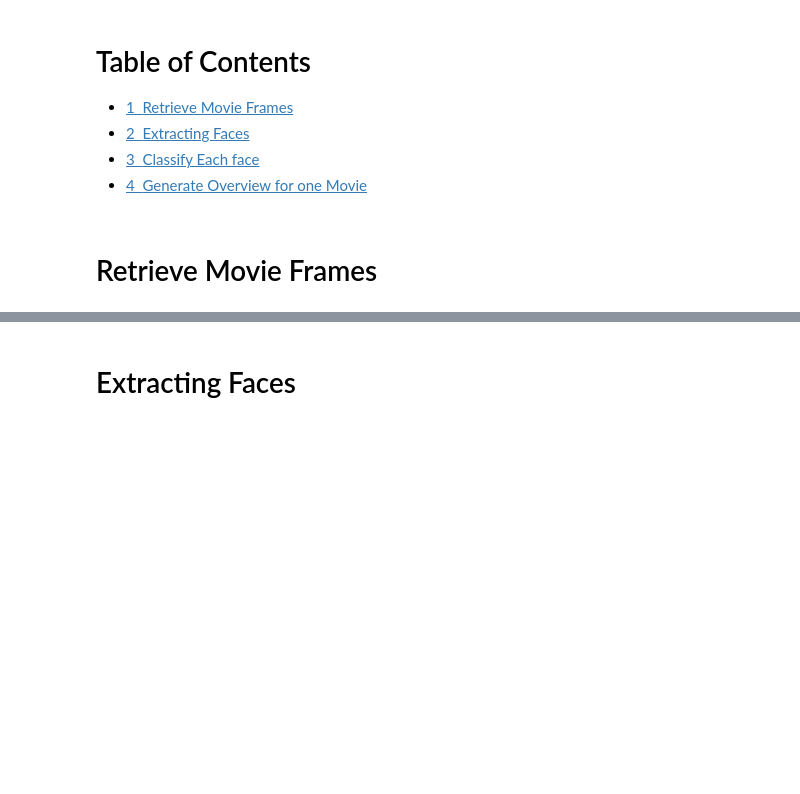
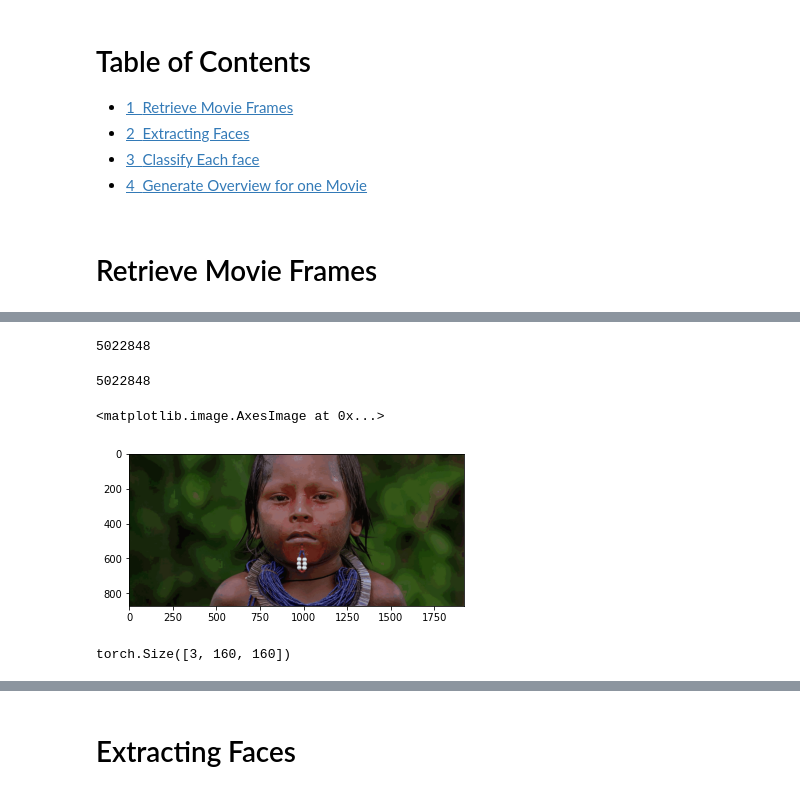
Before and after one commit to moe221/diversity_in_cinema, a Jupyter notebook: notebooks/moe221_generate_data_form_one_movie.ipynb, the cells around one changed output, grey strips where cells are left out. Cells and saved outputs as stored; diff of their text form; code cells hidden in the pictures; blank space fills up the shorter version.

Commit message:
first working version of frame and face extraction pipeline

```diff
--- a/notebooks/moe221_generate_data_form_one_movie.ipynb
+++ b/notebooks/moe221_generate_data_form_one_movie.ipynb
@@ -23,5 +26,7 @@ from diversity_in_cinema.scraper import get_movies
 # %%
 # choose movie name
 movie_list = list(get_movies().keys())
-movie_list[420]
+# choose movie number
+i = 65
+movie_list[i]/Users/Moe/code/moe221/final_project/diversity_in_cinema/diversity_in_cinema/face_extractor.py
 # %% [output]
@@ -29,2 +34,2 @@ movie_list[420]
 # %%
-df_movie = get_images(movie_list[420], frame_interval=4)
+df_movie_2 = download_all_frames(movie_list[i], frame_interval=500)
@@ -30,0 +74,17 @@ df_movie = get_images(movie_list[420], frame_interval=4)
+# %%
+>>> import sys
+>>> x = 2
+>>> sys.getsizeof(df_movie_2["Image"][5]) # 250
+# %% [output]
+5022848
+# %%
+>>> import sys
+>>> x = 2
+>>> sys.getsizeof(df_movie_2["Image"][5]) # 256
+# %% [output]
+5022848
+# %%
+plt.imshow(df_movie_2["Image"][5])
+# %% [output]
+<matplotlib.image.AxesImage at 0x...>
+[figure, added]
@@ -30,0 +127,4 @@ df_movie = get_images(movie_list[420], frame_interval=4)
+# %%
+arr.shape
+# %% [output]
+torch.Size([3, 160, 160])
```
Also changed, not shown: parts of 20 cells of this notebook, 8 other files.
